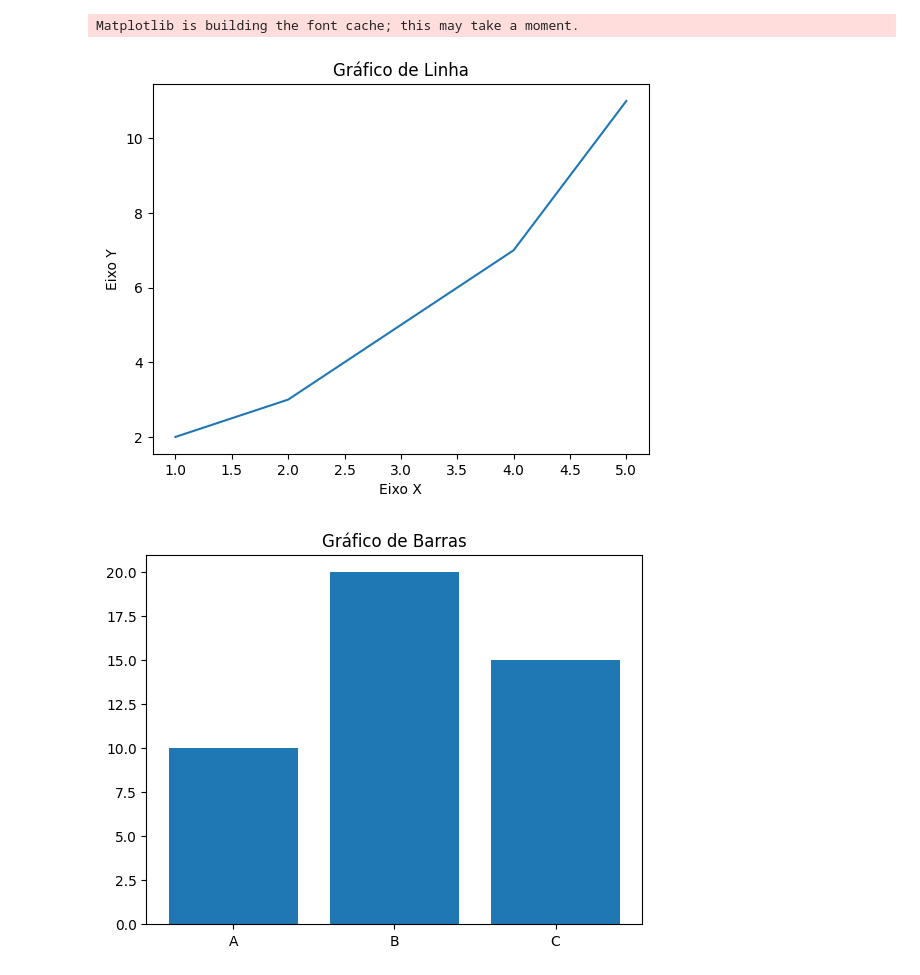
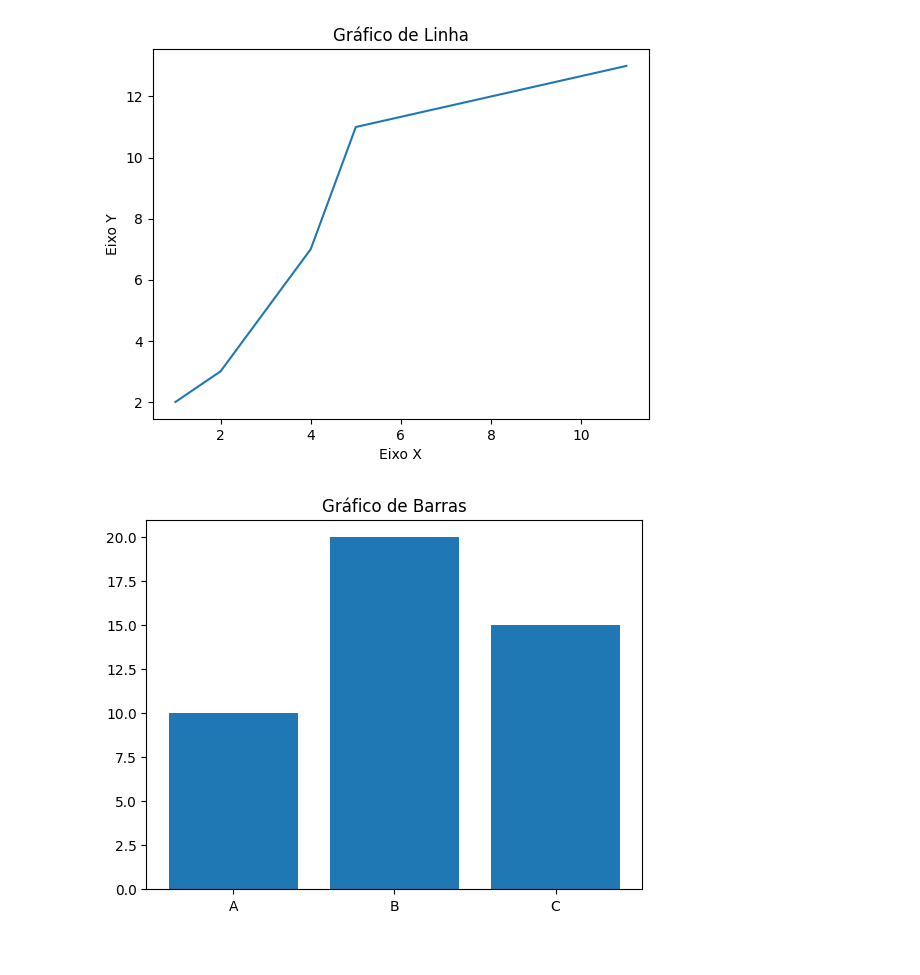
Before and after one commit to mcnvrodrigues/bbzinha-python, a Jupyter notebook: notebooks/gráficos.ipynb, the cells around one changed output. Drawn from its saved outputs; the diff is of its cells as text; code cells hidden in the pictures.

```diff
--- a/notebooks/gráficos.ipynb
+++ b/notebooks/gráficos.ipynb
@@ -1,23 +1,22 @@
 # %%
 import matplotlib.pyplot as plt
 
 # Dados
-x = [1, 2, 3, 4, 5]
-y = [2, 3, 5, 7, 11]
+x = [1, 2, 3, 4, 5,11]
+y = [2, 3, 5, 7, 11,13]
 
 # Criar o gráfico
 plt.plot(x, y)
 
 # Adicionar rótulos e título
 plt.xlabel("Eixo X")
 plt.ylabel("Eixo Y")
 plt.title("Gráfico de Linha")
 
 # Mostrar o gráfico
 plt.show()
 # %% [output]
-Matplotlib is building the font cache; this may take a moment.
-[figure, old version]
+[figure, new version]
 # %%
 categorias = ['A', 'B', 'C']
 valores = [10, 20, 15]
```
Also changed, not shown: 1 other file.
